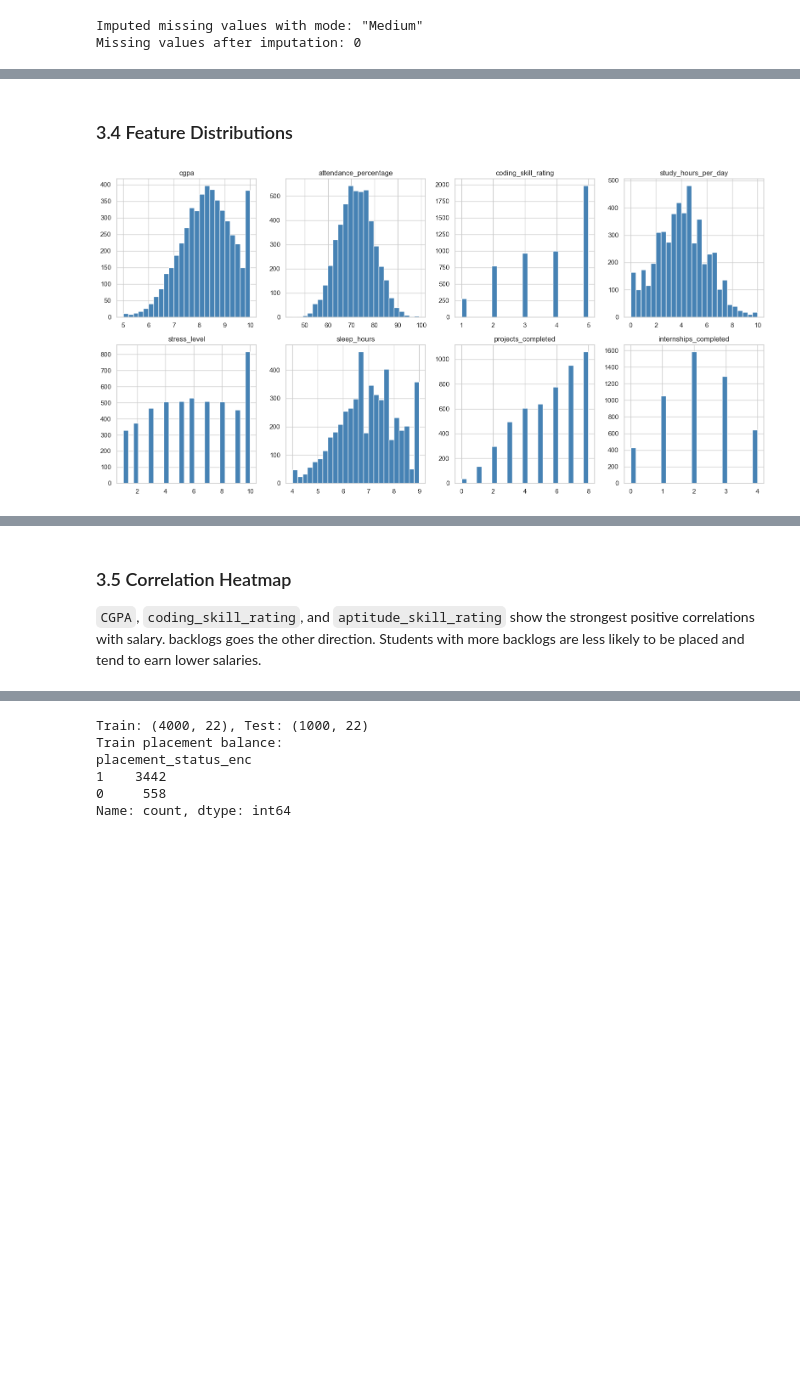
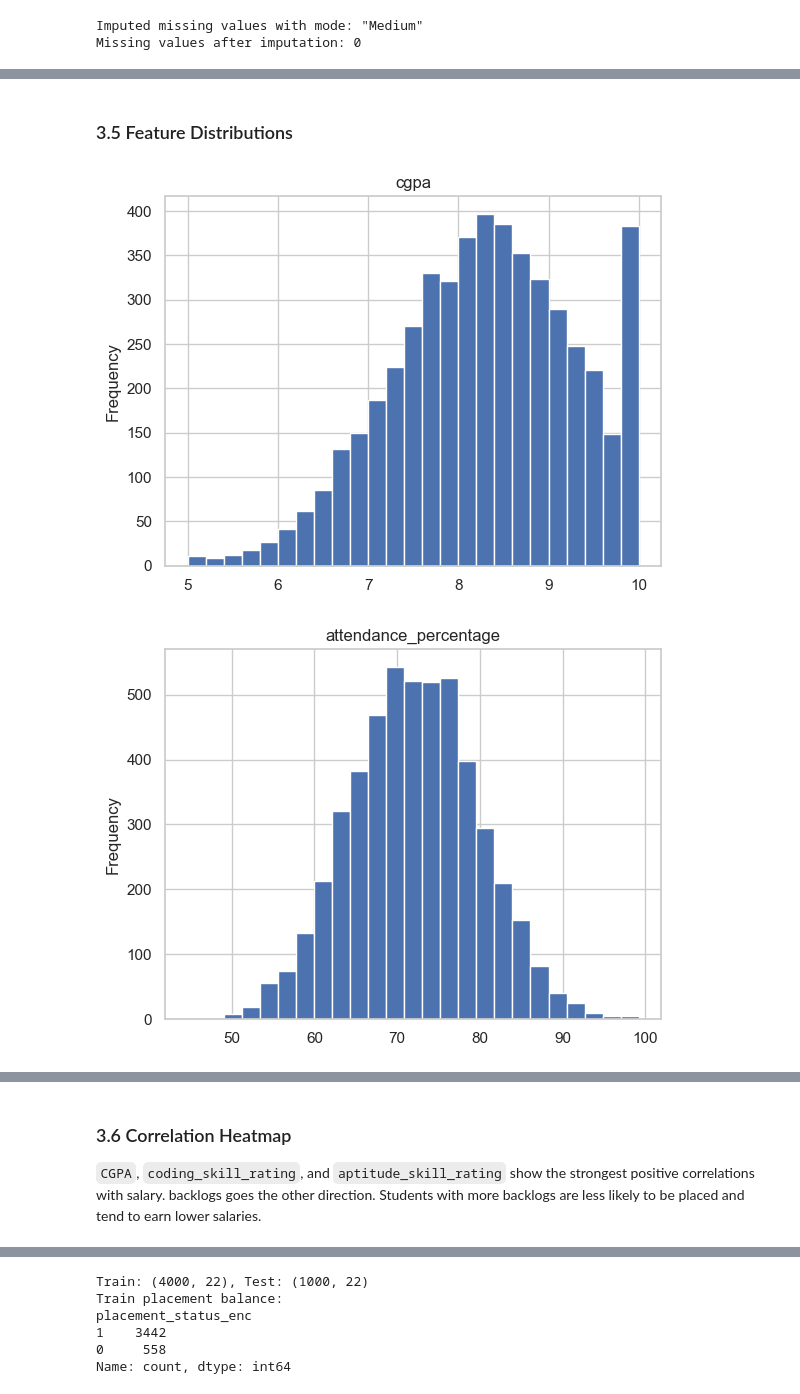
Before and after one commit to Kenrockender/UTS-MD, a Jupyter notebook: notebook.ipynb, the cells around one changed output, grey strips where cells are left out. Drawn from its saved outputs; the diff is of its cells as text; code cells hidden in the pictures; blank space fills up the shorter version.

```diff
--- a/notebook.ipynb
+++ b/notebook.ipynb
@@ -137,15 +139,13 @@ Name: count, dtype: int64
 # %% [markdown]
-### 3.4 Feature Distributions
+### 3.5 Feature Distributions
 # %%
 num_cols = ['cgpa', 'attendance_percentage', 'coding_skill_rating',
             'study_hours_per_day', 'stress_level', 'sleep_hours',
             'projects_completed', 'internships_completed']
 
-fig, axes = plt.subplots(2, 4, figsize=(16, 8))
-for ax, col in zip(axes.flatten(), num_cols):
-    df[col].hist(ax=ax, bins=25, color='steelblue', edgecolor='white')
-    ax.set_title(col)
-plt.tight_layout()
-plt.show()
+for col in num_cols:
+    df[col].plot.hist(bins=25, title=col)
+    plt.show()
 # %% [output]
-[figure, old version]
+[figure, new version]
+[figure, added]
@@ -152,5 +158,5 @@ plt.show()
 # %% [markdown]
-### 3.5 Correlation Heatmap
+### 3.6 Correlation Heatmap
 `CGPA`, `coding_skill_rating`, and `aptitude_skill_rating` show the strongest positive correlations with salary. backlogs goes the other direction. Students with more backlogs are less likely to be placed and tend to earn lower salaries.
 # %%
 numeric_df = df.select_dtypes(include='number')
```
Also changed, not shown: parts of 17 cells of this notebook, 4 other files.
